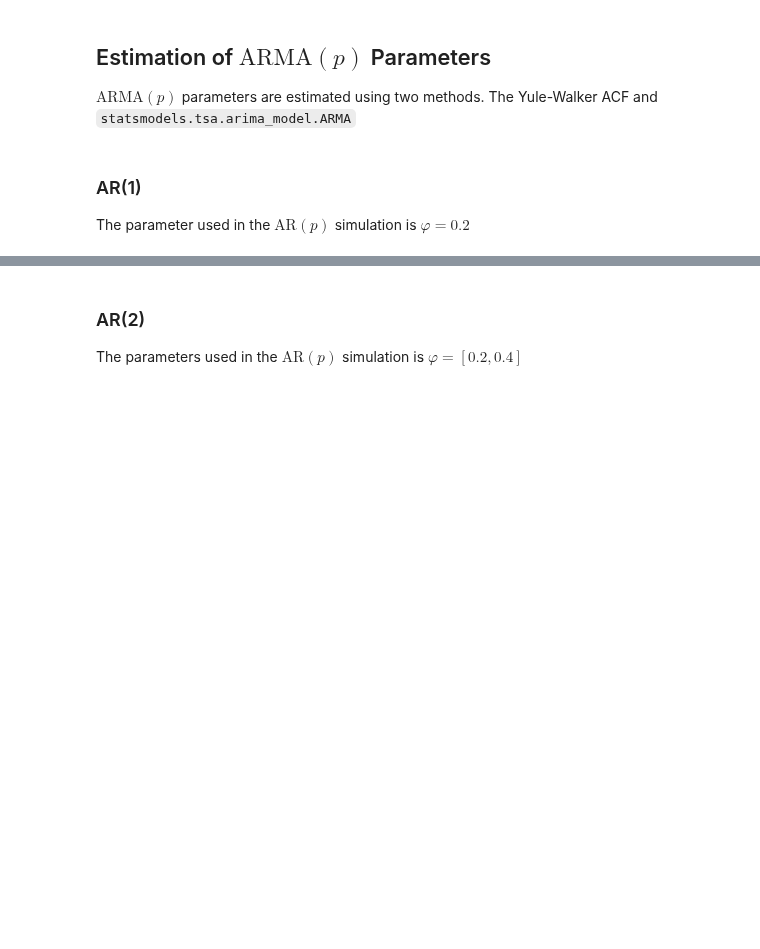
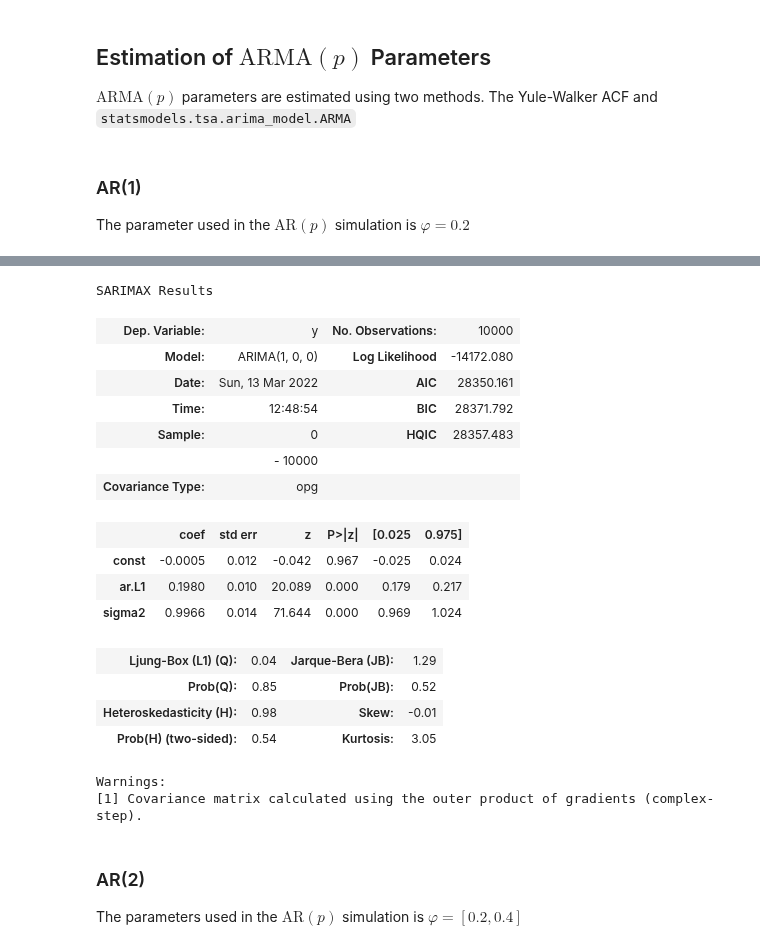
Before and after one commit to glyfish/alef, a Jupyter notebook: notebooks/random_processes/arq_parameter_estimation.ipynb, the cells around one changed output, grey strips where cells are left out. Cells and saved outputs as stored; diff of their text form; code cells hidden in the pictures; blank space fills up the shorter version.

```diff
--- a/notebooks/random_processes/arq_parameter_estimation.ipynb
+++ b/notebooks/random_processes/arq_parameter_estimation.ipynb
@@ -218,3 +218,24 @@ result.polynomial_ar, result.bse
+# %%
+result.summary()
+# %% [output]
+SARIMAX Results
+| Dep. Variable: | y | No. Observations: | 10000 |
+| Model: | ARIMA(1, 0, 0) | Log Likelihood | -14172.080 |
+| Date: | Sun, 13 Mar 2022 | AIC | 28350.161 |
+| Time: | 12:48:54 | BIC | 28371.792 |
+| Sample: | 0 | HQIC | 28357.483 |
+|  | - 10000 |  |  |
+| Covariance Type: | opg |  |  |
+|  | coef | std err | z | P>|z| | [0.025 | 0.975] |
+| const | -0.0005 | 0.012 | -0.042 | 0.967 | -0.025 | 0.024 |
+| ar.L1 | 0.1980 | 0.010 | 20.089 | 0.000 | 0.179 | 0.217 |
+| sigma2 | 0.9966 | 0.014 | 71.644 | 0.000 | 0.969 | 1.024 |
+| Ljung-Box (L1) (Q): | 0.04 | Jarque-Bera (JB): | 1.29 |
+| Prob(Q): | 0.85 | Prob(JB): | 0.52 |
+| Heteroskedasticity (H): | 0.98 | Skew: | -0.01 |
+| Prob(H) (two-sided): | 0.54 | Kurtosis: | 3.05 |
+Warnings:
+[1] Covariance matrix calculated using the outer product of gradients (complex-step).
 # %% [markdown]
 ### AR(2)
 The parameters used in the $\text{AR}(p)$ simulation is $\varphi = [0.2, 0.4]$
```
Also changed, not shown: parts of 9 cells of this notebook, 3 other files.
